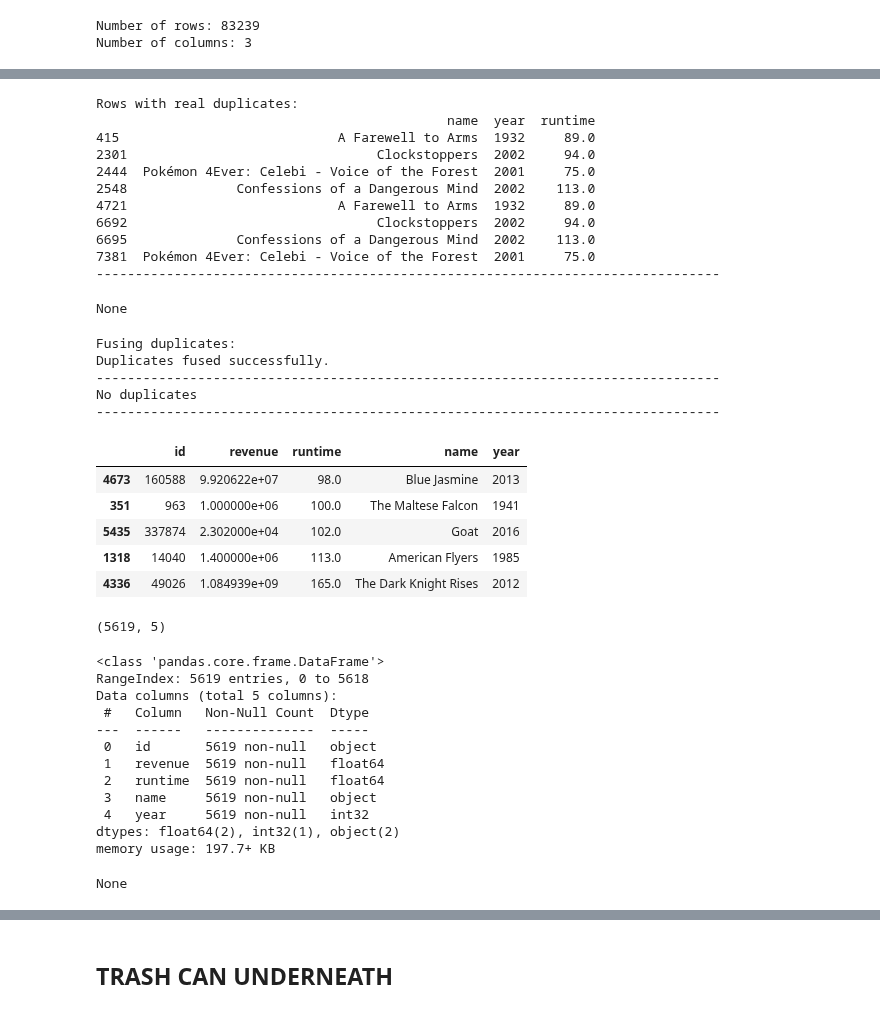
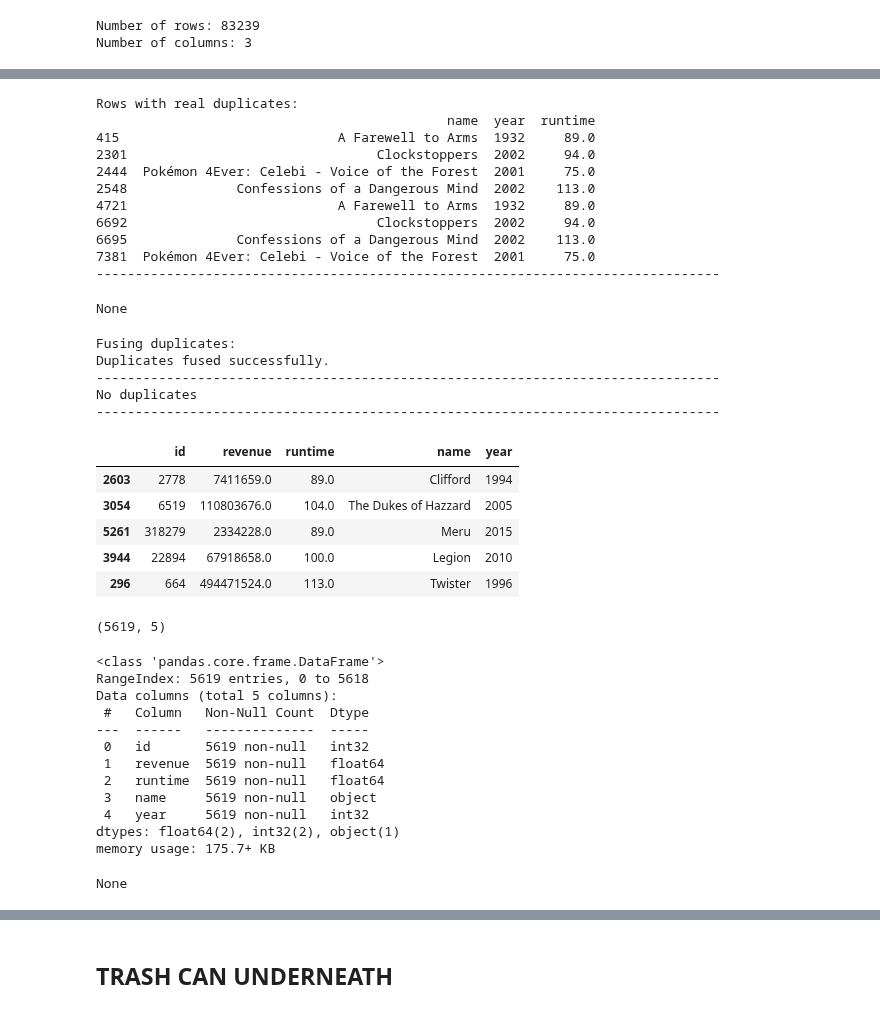
Before and after one commit to epfl-ada/ada-2023-project-thewestbobers, a Jupyter notebook: milestoneP3.ipynb, the cells around one changed output, grey strips where cells are left out. Drawn from its saved outputs; the diff is of its cells as text; code cells hidden in the pictures.

```diff
--- a/milestoneP3.ipynb
+++ b/milestoneP3.ipynb
@@ -646,49 +704,50 @@ movies_lens = movies_lens[movies_lens['countries']=='United States of America'].
 display(check_doublons(movies_lens, ['name'], 'year', 'runtime'))
 
 movies_lens = fuse_duplicates(movies_lens, col_check=['name'], year='year', runtime='runtime',
                          col_len=[], col_null=['revenue'])
 
 check_doublons(movies_lens, ['name'], 'year', 'runtime')
 
+movies_lens['id'] = movies_lens['id'].astype(int)
 
 display(movies_lens.sample(5))
 display(movies_lens.shape)
 display(movies_lens.info())
 # %% [output]
 Rows with real duplicates:
                                              name  year  runtime
 415                            A Farewell to Arms  1932     89.0
 2301                                Clockstoppers  2002     94.0
 2444  Pokémon 4Ever: Celebi - Voice of the Forest  2001     75.0
 2548              Confessions of a Dangerous Mind  2002    113.0
 4721                           A Farewell to Arms  1932     89.0
 6692                                Clockstoppers  2002     94.0
 6695              Confessions of a Dangerous Mind  2002    113.0
 7381  Pokémon 4Ever: Celebi - Voice of the Forest  2001     75.0
 --------------------------------------------------------------------------------
 None
 Fusing duplicates:
 Duplicates fused successfully.
 --------------------------------------------------------------------------------
 No duplicates
 --------------------------------------------------------------------------------
 |  | id | revenue | runtime | name | year |
-| 4673 | 160588 | 9.920622e+07 | 98.0 | Blue Jasmine | 2013 |
-| 351 | 963 | 1.000000e+06 | 100.0 | The Maltese Falcon | 1941 |
-| 5435 | 337874 | 2.302000e+04 | 102.0 | Goat | 2016 |
-| 1318 | 14040 | 1.400000e+06 | 113.0 | American Flyers | 1985 |
-| 4336 | 49026 | 1.084939e+09 | 165.0 | The Dark Knight Rises | 2012 |
+| 2603 | 2778 | 7411659.0 | 89.0 | Clifford | 1994 |
+| 3054 | 6519 | 110803676.0 | 104.0 | The Dukes of Hazzard | 2005 |
+| 5261 | 318279 | 2334228.0 | 89.0 | Meru | 2015 |
+| 3944 | 22894 | 67918658.0 | 100.0 | Legion | 2010 |
+| 296 | 664 | 494471524.0 | 113.0 | Twister | 1996 |
 (5619, 5)
 <class 'pandas.core.frame.DataFrame'>
 RangeIndex: 5619 entries, 0 to 5618
 Data columns (total 5 columns):
  #   Column   Non-Null Count  Dtype
 ---  ------   --------------  -----
- 0   id       5619 non-null   object
+ 0   id       5619 non-null   int32
  1   revenue  5619 non-null   float64
  2   runtime  5619 non-null   float64
  3   name     5619 non-null   object
  4   year     5619 non-null   int32
-dtypes: float64(2), int32(1), object(2)
-memory usage: 197.7+ KB
+dtypes: float64(2), int32(2), object(1)
+memory usage: 175.7+ KB
 None
```
Also changed, not shown: parts of 23 cells of this notebook.
